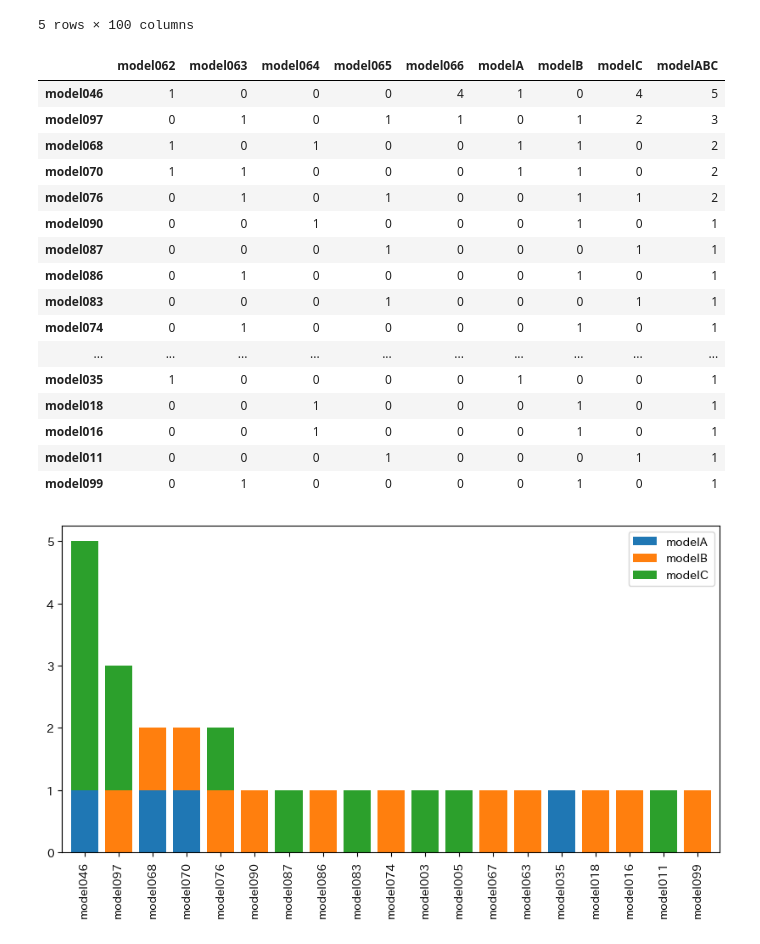
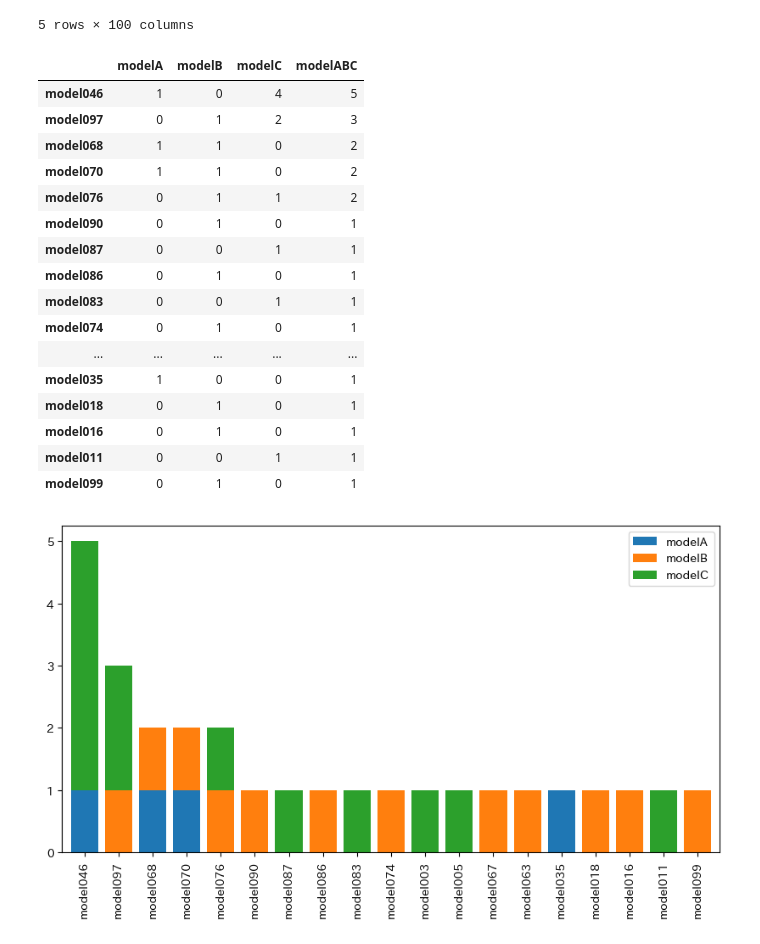
Before and after one commit to TakumiInoue0628/py-ds, a Jupyter notebook: notebook/demo.ipynb, the cells around one changed output. Drawn from its saved outputs; the diff is of its cells as text; code cells hidden in the pictures.

```diff
--- a/notebook/demo.ipynb
+++ b/notebook/demo.ipynb
@@ -66,50 +66,51 @@ df_analysis1 = df_subset[target_list]
 ### Totalling columns
 df_analysis1_total = df_analysis1.copy()
 for param in totalling_param_list:
     df_analysis1_total[param['totalled_value_name']] = df_analysis1_total[param['totalling_values']].sum(axis=1)
+df_analysis1_total = df_analysis1_total[[param['totalled_value_name'] for param in totalling_param_list]]
 
 ### Drop rows with all zero values
 df_analysis1_total = df_analysis1_total.loc[(df_analysis1_total != 0).any(axis=1), :]
 
 ### Sort the DataFrame by the specified column
 df_analysis1_total.sort_values(by=sorted_target, ascending=False, inplace=True)
 
 ### Display the analysis result
 display(df_analysis1_total)
 
 ### Figure
 fig, ax = plt.subplots(figsize=(10, 5))
 df_analysis1_total[['modelA', 'modelB', 'modelC']].plot(
     kind='bar',
     stacked=True,
     ax=ax,
     width=0.8,
     legend=True
 )
 ax.set_xticklabels(df_analysis1_total.index)
 ax.set_xlabel('')
 ax.set_ylabel('')
 ax.set_title('')
 plt.legend()
 plt.show()
 # %% [output]
-|  | model062 | model063 | model064 | model065 | model066 | modelA | modelB | modelC | modelABC |
-| model046 | 1 | 0 | 0 | 0 | 4 | 1 | 0 | 4 | 5 |
-| model097 | 0 | 1 | 0 | 1 | 1 | 0 | 1 | 2 | 3 |
-| model068 | 1 | 0 | 1 | 0 | 0 | 1 | 1 | 0 | 2 |
-| model070 | 1 | 1 | 0 | 0 | 0 | 1 | 1 | 0 | 2 |
-| model076 | 0 | 1 | 0 | 1 | 0 | 0 | 1 | 1 | 2 |
-| model090 | 0 | 0 | 1 | 0 | 0 | 0 | 1 | 0 | 1 |
-| model087 | 0 | 0 | 0 | 1 | 0 | 0 | 0 | 1 | 1 |
-| model086 | 0 | 1 | 0 | 0 | 0 | 0 | 1 | 0 | 1 |
-| model083 | 0 | 0 | 0 | 1 | 0 | 0 | 0 | 1 | 1 |
-| model074 | 0 | 1 | 0 | 0 | 0 | 0 | 1 | 0 | 1 |
-| ... | ... | ... | ... | ... | ... | ... | ... | ... | ... |
-| model035 | 1 | 0 | 0 | 0 | 0 | 1 | 0 | 0 | 1 |
-| model018 | 0 | 0 | 1 | 0 | 0 | 0 | 1 | 0 | 1 |
-| model016 | 0 | 0 | 1 | 0 | 0 | 0 | 1 | 0 | 1 |
-| model011 | 0 | 0 | 0 | 1 | 0 | 0 | 0 | 1 | 1 |
-| model099 | 0 | 1 | 0 | 0 | 0 | 0 | 1 | 0 | 1 |
+|  | modelA | modelB | modelC | modelABC |
+| model046 | 1 | 0 | 4 | 5 |
+| model097 | 0 | 1 | 2 | 3 |
+| model068 | 1 | 1 | 0 | 2 |
+| model070 | 1 | 1 | 0 | 2 |
+| model076 | 0 | 1 | 1 | 2 |
+| model090 | 0 | 1 | 0 | 1 |
+| model087 | 0 | 0 | 1 | 1 |
+| model086 | 0 | 1 | 0 | 1 |
+| model083 | 0 | 0 | 1 | 1 |
+| model074 | 0 | 1 | 0 | 1 |
+| ... | ... | ... | ... | ... |
+| model035 | 1 | 0 | 0 | 1 |
+| model018 | 0 | 1 | 0 | 1 |
+| model016 | 0 | 1 | 0 | 1 |
+| model011 | 0 | 0 | 1 | 1 |
+| model099 | 0 | 1 | 0 | 1 |
 [figure]
 # %%
 ### Analysis 2
```
Also changed, not shown: parts of 3 cells of this notebook.
